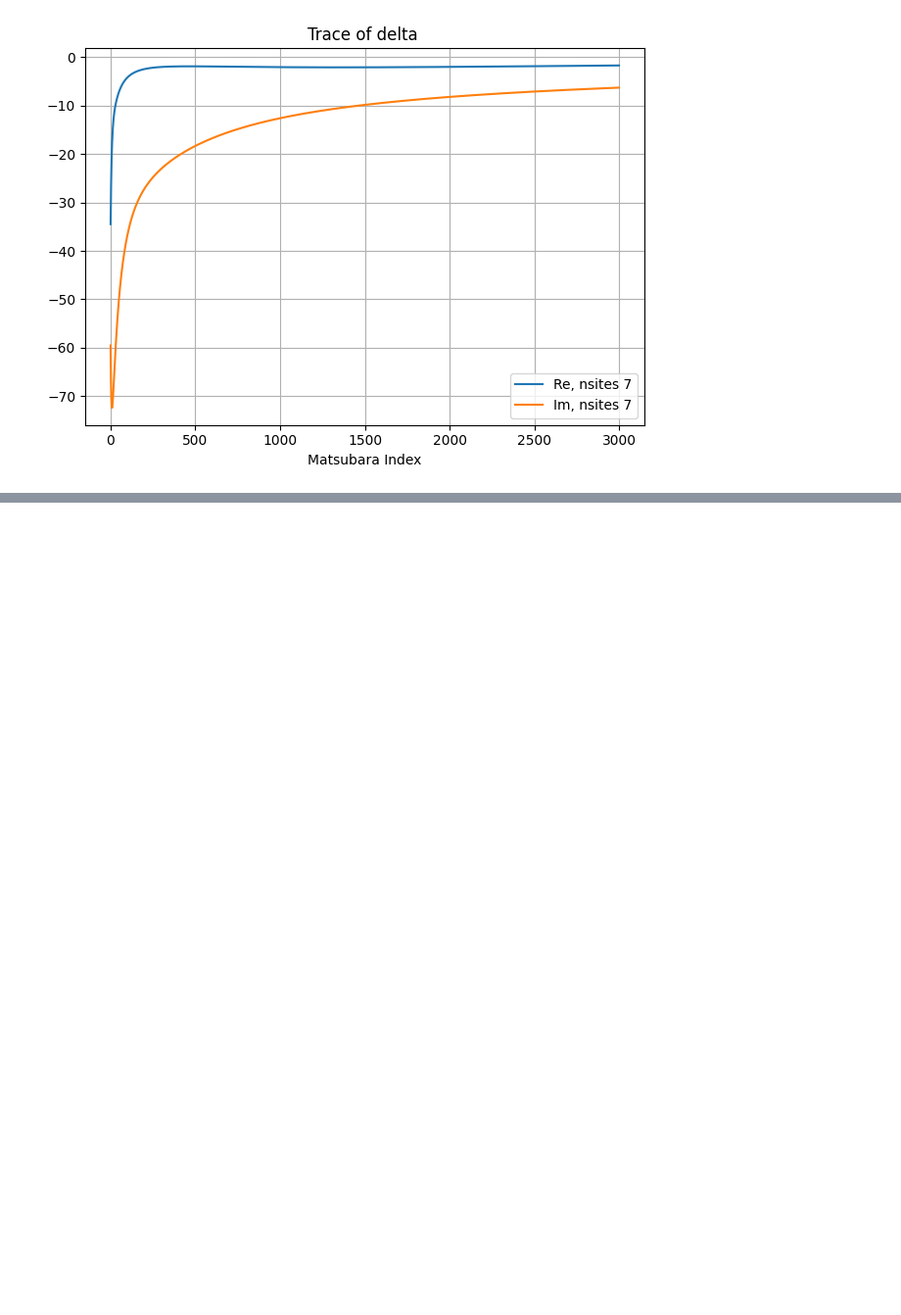
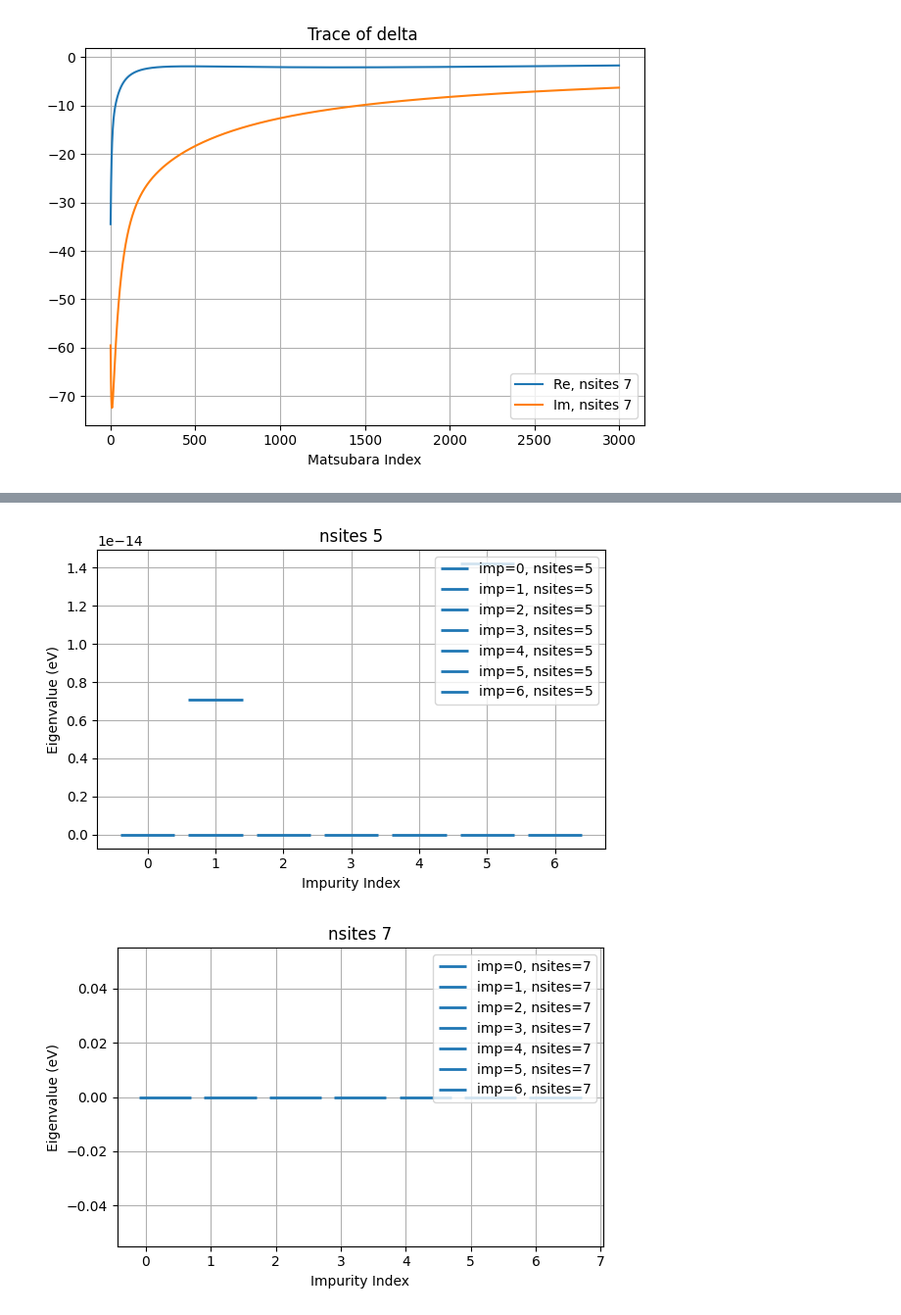
Before and after one commit to aj0337/qtpyt-tests, a Jupyter notebook: pentadienyl/notebooks/visualize_bath_params.ipynb, the cells around one changed output, grey strips where cells are left out. Shown at 98% size. Cells and saved outputs as stored; diff of their text form; code cells hidden in the pictures; blank space fills up the shorter version.

```diff
--- a/pentadienyl/notebooks/visualize_bath_params.ipynb
+++ b/pentadienyl/notebooks/visualize_bath_params.ipynb
@@ -159,7 +159,7 @@ adjust_mu = False
 beta = 1000
 temperature_data_folder = f"{data_folder}/beta_{beta}"
 for nsites in nsites_list:
-    dmft_output_folder = f"{temperature_data_folder}/dmft/eta_{eta}/no_spin/nsites_{nsites}/adjust_mu_{adjust_mu}"
+    dmft_output_folder = f"{temperature_data_folder}/dmft_arxiv/eta_{eta}/no_spin/nsites_{nsites}/adjust_mu_{adjust_mu}"
 
     iter_filename = f"{dmft_output_folder}/bath_iter.h5py"
     history = load_full_bath_history(iter_filename)
@@ -176,7 +176,7 @@ for nsites in nsites_list:
 egrid = np.arange(-1,1,0.01)
 
 for nsites in nsites_list:
-    dmft_output_folder = f"{temperature_data_folder}/dmft/eta_{eta}/no_spin/nsites_{nsites}/adjust_mu_{adjust_mu}"
+    dmft_output_folder = f"{temperature_data_folder}/dmft_arxiv/eta_{eta}/no_spin/nsites_{nsites}/adjust_mu_{adjust_mu}"
     iter_filename = f"{dmft_output_folder}/iter.h5py"
     available_iters = list_available_iterations(iter_filename)
     latest_iter = max(available_iters)
@@ -205,7 +205,7 @@ for nsites in nsites_list:
 # %%
 egrid = np.arange(-1,1,0.01)
 for nsites in nsites_list:
-    dmft_output_folder = f"{temperature_data_folder}/dmft/eta_{eta}/no_spin/nsites_{nsites}/adjust_mu_{adjust_mu}"
+    dmft_output_folder = f"{temperature_data_folder}/dmft_arxiv/eta_{eta}/no_spin/nsites_{nsites}/adjust_mu_{adjust_mu}"
     iter_filename = f"{dmft_output_folder}/iter.h5py"
     available_iters = list_available_iterations(iter_filename)
     latest_iter = max(available_iters)
@@ -233,7 +233,7 @@ for nsites in nsites_list:
 [figure]
 # %%
 for nsites in nsites_list:
-    dmft_output_folder = f"{temperature_data_folder}/dmft/eta_{eta}/no_spin/nsites_{nsites}/adjust_mu_{adjust_mu}"
+    dmft_output_folder = f"{temperature_data_folder}/dmft_arxiv/eta_{eta}/no_spin/nsites_{nsites}/adjust_mu_{adjust_mu}"
     iter_filename = f"{dmft_output_folder}/iter.h5py"
     available_iters = list_available_iterations(iter_filename)
     latest_iter = max(available_iters)
@@ -309,3 +304,33 @@ NameError: name 'z' is not defined
+# %%
+import numpy as np
+import matplotlib.pyplot as plt
+
+impurities = range(7)
+for nsites in nsites_list:
+    dmft_output_folder = f"{temperature_data_folder}/dmft_arxiv/eta_{eta}/no_spin/nsites_{nsites}/adjust_mu_{adjust_mu}"
+
+    plt.figure(figsize=(6, 4))
+
+    for i in impurities:
+        try:
+            eigvals = np.load(f"{dmft_output_folder}/eigvals_imp{i}.npy")
+            x = i + (0.3 if nsites == 7 else 0.0)
+            for j, ev in enumerate(eigvals):
+                plt.hlines(y=ev, xmin=x - 0.4, xmax=x + 0.4, linewidth=2,
+                           label=f"imp={i}, nsites={nsites}" if j == 0 else None)
+        except FileNotFoundError:
+            print(f"Skipping: eigvals_imp{i}.npy not found for nsites={nsites}")
+
+    plt.xlabel("Impurity Index")
+    plt.ylabel("Eigenvalue (eV)")
+    plt.title(f"nsites {nsites}")
+    plt.grid(True)
+    plt.legend()
+    plt.tight_layout()
+    plt.show()
+# %% [output]
+[figure, added]
+[figure, added]
 # %%
 nsites_list = [5,7]
 for nsites in nsites_list:
```
Also changed, not shown: parts of 6 cells of this notebook, 5 other files.
